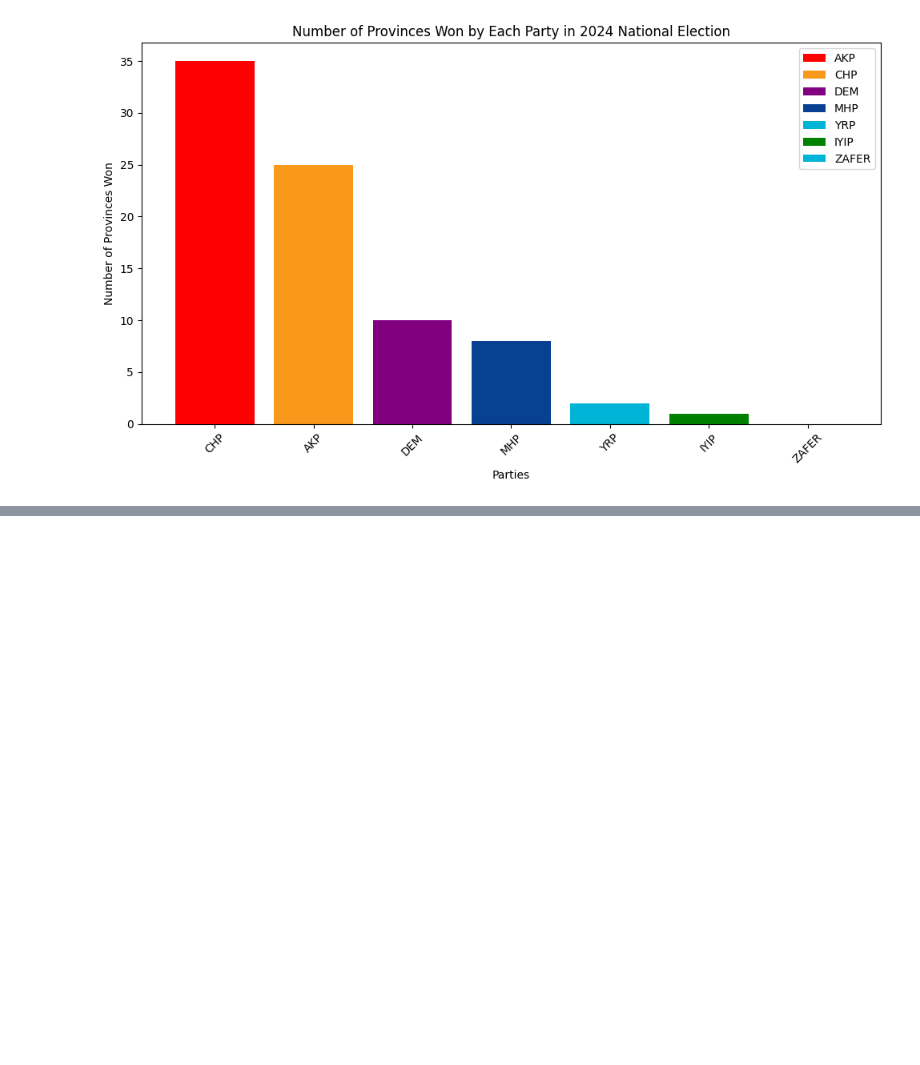
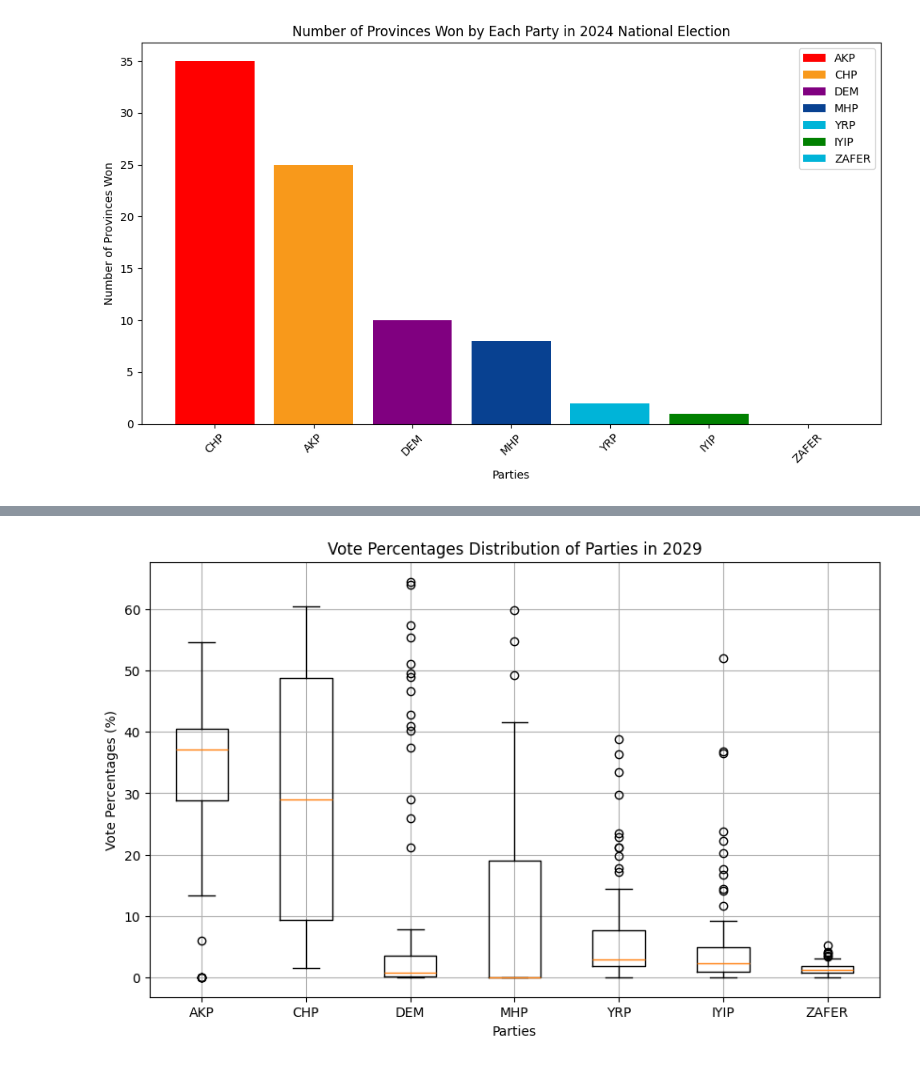
Before and after one commit to imranmammadov19852/Turkey-election-predict, a Jupyter notebook: index.ipynb, the cells around one changed output, grey strips where cells are left out. Saved outputs shown, nothing was run; the diff lists cells and outputs as text; code cells hidden in the pictures; blank space fills up the shorter version.

```diff
--- a/index.ipynb
+++ b/index.ipynb
@@ -410,0 +507,21 @@ plt.show()
+# %%
+akp_data2029 = df2029['AKP(%)']
+chp_data2029 = df2029['CHP(%)']
+dem_data2029 = df2029['DEM(%)']
+mhp_data2029 = df2029['MHP(%)']
+yrp_data2029 = df2029['YRP(%)']
+iyip_data2029 = df2029['IYIP(%)']
+zafer_data2029 = df2029['ZAFER(%)']
+
+party_data2029 = [akp_data, chp_data, dem_data, mhp_data, yrp_data, iyip_data, zafer_data]
+
+# Plotting boxplot
+plt.figure(figsize=(10, 6))
+plt.boxplot(party_data, labels=['AKP', 'CHP', 'DEM', 'MHP', 'YRP', 'IYIP', 'ZAFER'])
+plt.title('Vote Percentages Distribution of Parties in 2029')
+plt.xlabel('Parties')
+plt.ylabel('Vote Percentages (%)')
+plt.grid(True)
+plt.show()
+# %% [output]
+[figure, added]
```
Also changed, not shown: parts of 10 cells of this notebook.
